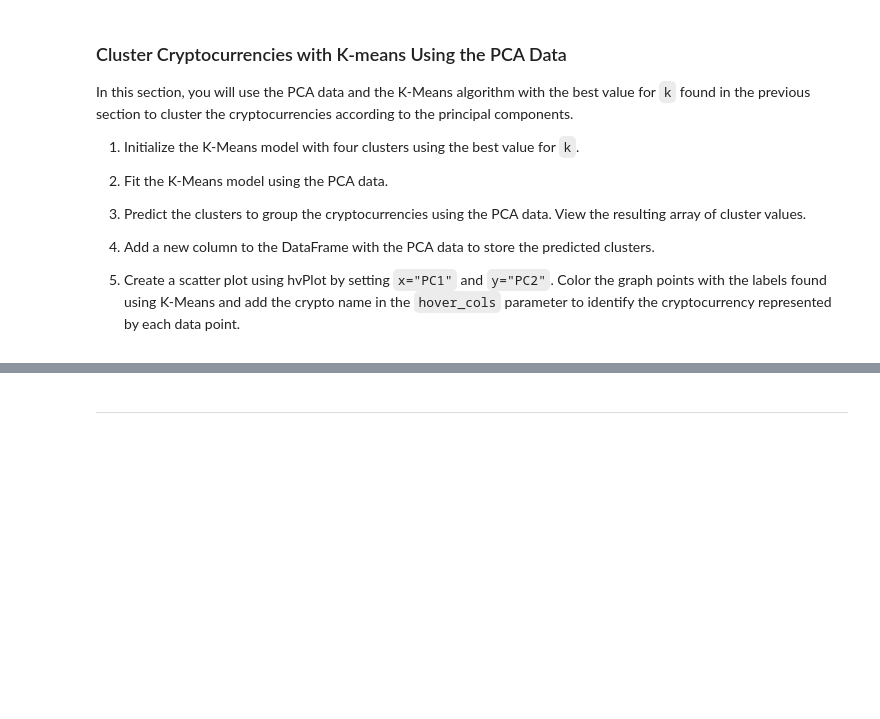
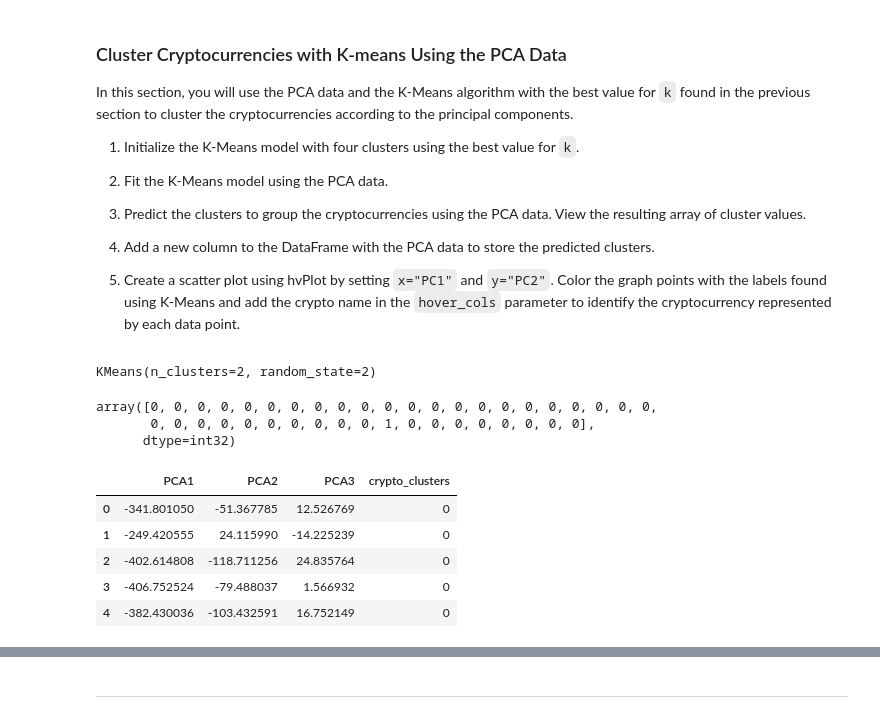
Before and after one commit to simonab57/Crypto-Portfolio, a Jupyter notebook: Crypto_portfolio/crypto_investments.ipynb, the cells around one changed output, grey strips where cells are left out. Saved outputs shown, nothing was run; the diff lists cells and outputs as text; code cells hidden in the pictures; blank space fills up the shorter version.

Commit message:
Cluster Cryptocurrencies with K-means Using the PCA Data

```diff
--- a/Crypto_portfolio/crypto_investments.ipynb
+++ b/Crypto_portfolio/crypto_investments.ipynb
@@ -371,25 +371,35 @@ In this section, you will use the PCA data and the K-Means algorithm with the be
 5. Create a scatter plot using hvPlot by setting `x="PC1"` and `y="PC2"`. Color the graph points with the labels found using K-Means and add the crypto name in the `hover_cols` parameter to identify the cryptocurrency represented by each data point.
 # %%
 # Initialize the K-Means model using the best value for k
-# YOUR CODE HERE!
+model = KMeans(n_clusters = 2, random_state = 2)
 # %%
 # Fit the K-Means model using the PCA data
-# YOUR CODE HERE!
+model.fit(crypto_pca_df)
+# %% [output]
+KMeans(n_clusters=2, random_state=2)
 # %%
 # Predict the clusters to group the cryptocurrencies using the PCA data
-# YOUR CODE HERE!
-
+k_2 = model.predict(crypto_pca_df)
 # View the resulting array of cluster values.
-# YOUR CODE HERE!
+k_2
+# %% [output]
+array([0, 0, 0, 0, 0, 0, 0, 0, 0, 0, 0, 0, 0, 0, 0, 0, 0, 0, 0, 0, 0, 0,
+       0, 0, 0, 0, 0, 0, 0, 0, 0, 0, 1, 0, 0, 0, 0, 0, 0, 0, 0],
+      dtype=int32)
 # %%
 # Create a copy of the DataFrame with the PCA data
-# YOUR CODE HERE!
-
+crypto_pca_df = crypto_pca_df.copy()
 # Add a new column to the DataFrame with the predicted clusters
-# YOUR CODE HERE!
-
+crypto_pca_df['crypto_clusters'] = k_2
 # Display sample data
-# YOUR CODE HERE!
+crypto_pca_df.head()
+# %% [output]
+|  | PCA1 | PCA2 | PCA3 | crypto_clusters |
+| 0 | -341.801050 | -51.367785 | 12.526769 | 0 |
+| 1 | -249.420555 | 24.115990 | -14.225239 | 0 |
+| 2 | -402.614808 | -118.711256 | 24.835764 | 0 |
+| 3 | -406.752524 | -79.488037 | 1.566932 | 0 |
+| 4 | -382.430036 | -103.432591 | 16.752149 | 0 |
 # %%
 # Create a scatter plot using hvPlot by setting
 # `x="PC1"` and `y="PC2"`.
```
Also changed, not shown: parts of 2 cells of this notebook.
